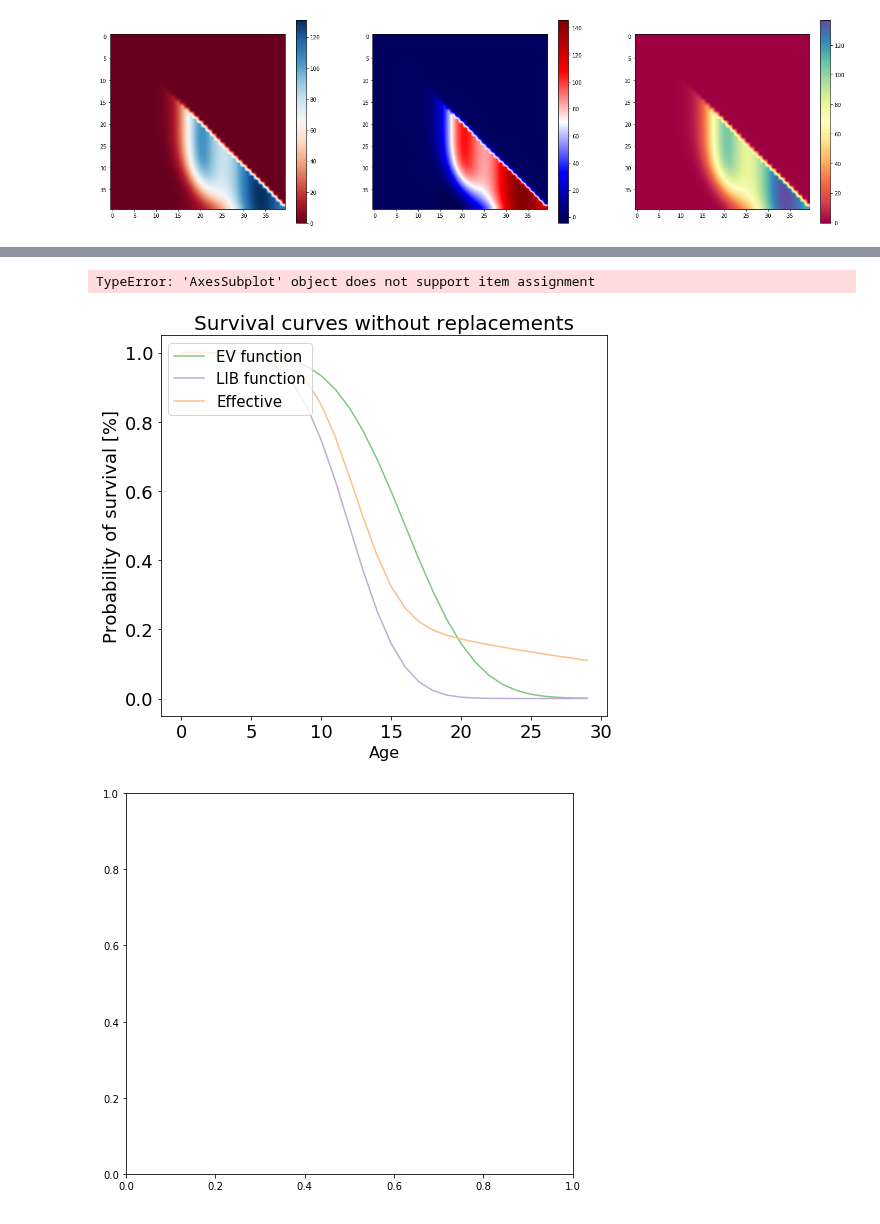
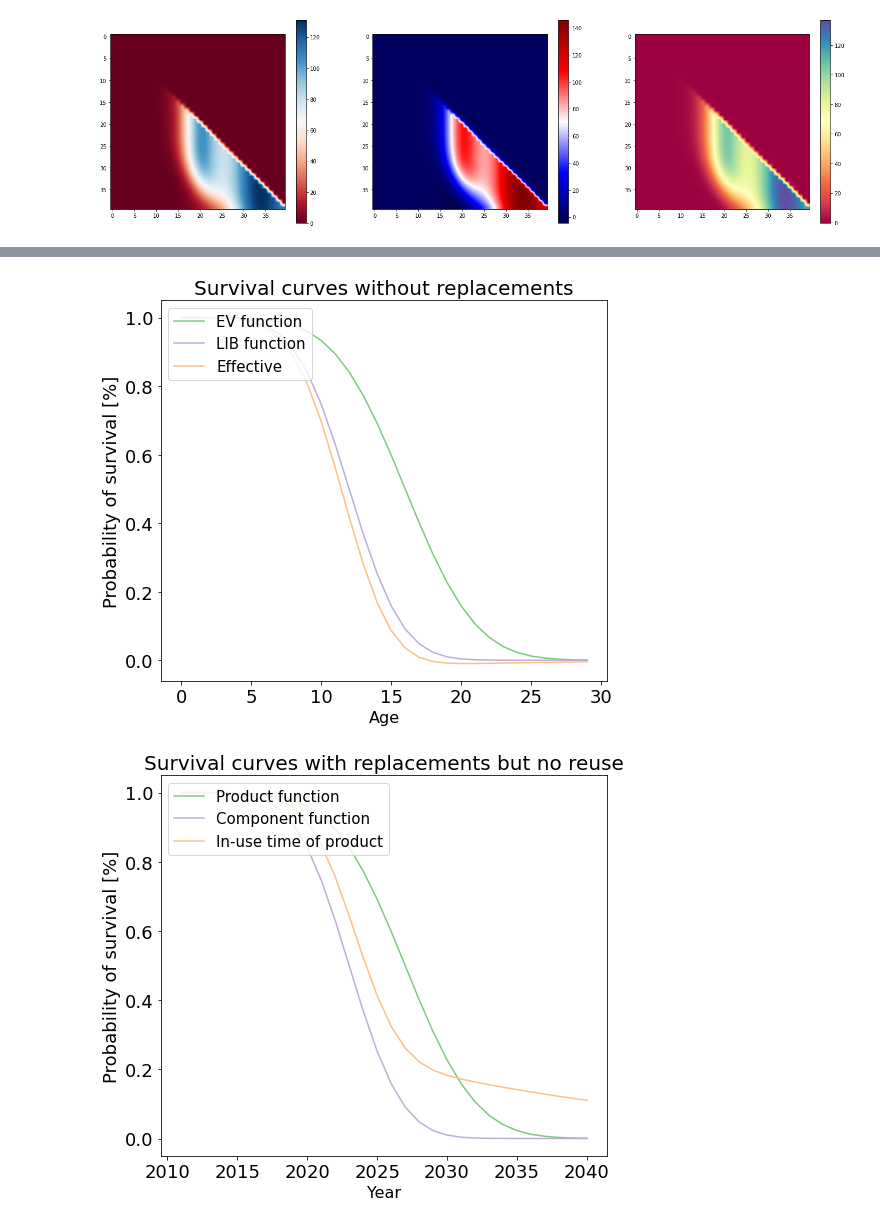
Before and after one commit to fernaag/product_component_model, a Jupyter notebook: case_study.ipynb, the cells around one changed output, grey strips where cells are left out. Saved outputs shown, nothing was run; the diff lists cells and outputs as text; code cells hidden in the pictures.

Commit message:
death probability function

```diff
--- a/case_study.ipynb
+++ b/case_study.ipynb
@@ -620,12 +589,16 @@ fig.colorbar(ax[2].imshow(Model.sc_pr, interpolation='bilinear', cmap='Spectral'
 # %%
+import product_component_model as pcm
 # Survival curves comparison
 lt_pr = np.array([16])
 sd_pr = np.array([4])
 lt_cm = np.array([12])
 sd_cm= np.array([3])
-Model1 = pcm.ProductComponentModel(t=time, s_pr=data, lt_pr={'Type': 'Normal', 'Mean': lt_pr, 'StdDev': sd_pr}, lt_cm={'Type': 'Normal', 'Mean': lt_cm, 'StdDev': sd_cm}, tau_pr=6, tau_cm= 5, reuse_coeff=0.5)
-Model1.case_5()
-fig, ax = plt.subplots(figsize=(8,7))
+Model1 = pcm.ProductComponentModel(t=time, s_pr=data,
+                                   lt_pr={'Type': 'Normal', 'Mean': lt_pr, 'StdDev': sd_pr},
+                                   lt_cm={'Type': 'Normal', 'Mean': lt_cm, 'StdDev': sd_cm},
+                                   tau_pr=6, tau_cm= 5, reuse_coeff=0.1)
+Model1.case_4()
+fig, ax = plt.subplots(1, 1, figsize=(8,7))
 lt_colors = cycler(color=sns.color_palette('Accent', 20)) #'Set2', 'Paired', 'YlGnBu'
 ax.set_prop_cycle(lt_colors)
 ax.plot(time[:30]-2011,
@@ -635,54 +608,53 @@ ax.plot(time[:30]-2011,
         Model1.sc_pr[:30,0]/Model1.sc_pr[0,0], label='Effective')
 ax.set_ylabel('Probability of survival [%]',fontsize =18)
 #right_side = ax.spines["right"]
 right_side.set_visible(False)
 #top = ax.spines["top"]
 top.set_visible(False)
 ax.legend(loc='upper left',prop={'size':15})
 ax.set_title('Survival curves without replacements', fontsize=20)
 ax.set_xlabel('Age',fontsize =16)
 ax.tick_params(axis='both', which='major', labelsize=18)
 
 Model2 = pcm.ProductComponentModel(t=time, s_pr=data, lt_pr={'Type': 'Normal', 'Mean': lt_pr, 'StdDev': sd_pr}, lt_cm={'Type': 'Normal', 'Mean': lt_cm, 'StdDev': sd_cm}, tau_pr=6, tau_cm= 5, reuse_coeff=0.5)
-Model2.case_4()
-fig, ax[1] = plt.subplots(figsize=(8,7))
+Model2.case_5()
+fig, ax = plt.subplots(figsize=(8,7))
 lt_colors = cycler(color=sns.color_palette('Accent', 20)) #'Set2', 'Paired', 'YlGnBu'
-ax[1].set_prop_cycle(lt_colors)
-ax[1].plot(time[:30],
+ax.set_prop_cycle(lt_colors)
+ax.plot(time[:30],
         Model2.sf_pr[:30,0], label='Product function')
-ax[1].plot(time[:30], Model2.sf_cm[:30,0], label='Component function')
-ax[1].plot(time[:30],
+ax.plot(time[:30], Model2.sf_cm[:30,0], label='Component function')
+ax.plot(time[:30],
         Model2.sc_pr[:30,0]/Model2.sc_pr[0,0], label='In-use time of product')
-ax[1].set_ylabel('Probability of survival [%]',fontsize =18)
+ax.set_ylabel('Probability of survival [%]',fontsize =18)
 #right_side = ax.spines["right"]
 right_side.set_visible(False)
 #top = ax.spines["top"]
 top.set_visible(False)
-ax[1].legend(loc='upper left',prop={'size':15})
-ax[1].set_title('Survival curves with replacements but no reuse', fontsize=20)
-ax[1].set_xlabel('Year',fontsize =16)
-ax[1].tick_params(axis='both', which='major', labelsize=18)
+ax.legend(loc='upper left',prop={'size':15})
+ax.set_title('Survival curves with replacements but no reuse', fontsize=20)
+ax.set_xlabel('Year',fontsize =16)
+ax.tick_params(axis='both', which='major', labelsize=18)
 
 Model3 = pcm.ProductComponentModel(t=time, s_pr=data, lt_pr={'Type': 'Normal', 'Mean': lt_pr, 'StdDev': sd_pr}, lt_cm={'Type': 'Normal', 'Mean': lt_cm, 'StdDev': sd_cm}, tau_pr=6, tau_cm= 5, reuse_coeff=0.5)
 Model3.case_6()
-fig, ax[2] = plt.subplots(figsize=(8,7))
+fig, ax = plt.subplots(figsize=(8,7))
 lt_colors = cycler(color=sns.color_palette('Accent', 20)) #'Set2', 'Paired', 'YlGnBu'
-ax[2].set_prop_cycle(lt_colors)
-ax[2].plot(time[:30],
+ax.set_prop_cycle(lt_colors)
+ax.plot(time[:30],
         Model3.sf_pr[:30,0], label='Product function')
-ax[2].plot(time[:30], Model3.sf_cm[:30,0], label='Component function')
-ax[2].plot(time[:30],
+ax.plot(time[:30], Model3.sf_cm[:30,0], label='Component function')
+ax.plot(time[:30],
         Model3.sc_pr[:30,0]/Model3.sc_pr[0,0], label='In-use time of product')
-ax[2].set_ylabel('Probability of survival [%]',fontsize =18)
+ax.set_ylabel('Probability of survival [%]',fontsize =18)
 #right_side = ax.spines["right"]
 right_side.set_visible(False)
 #top = ax.spines["top"]
 top.set_visible(False)
-ax[2].legend(loc='upper left',prop={'size':15})
-ax[2].set_title('Survival curves with reuse and replacements', fontsize=20)
-ax[2].set_xlabel('Year',fontsize =16)
-ax[2].tick_params(axis='both', which='major', labelsize=18)
+ax.legend(loc='upper left',prop={'size':15})
+ax.set_title('Survival curves with reuse and replacements', fontsize=20)
+ax.set_xlabel('Year',fontsize =16)
+ax.tick_params(axis='both', which='major', labelsize=18)
 # %% [output]
-TypeError: 'AxesSubplot' object does not support item assignment
-[figure, old version]
+[figure, new version]
-[figure, old version]
+[figure, new version]
```
Also changed, not shown: parts of 11 cells of this notebook, 1 other file.
